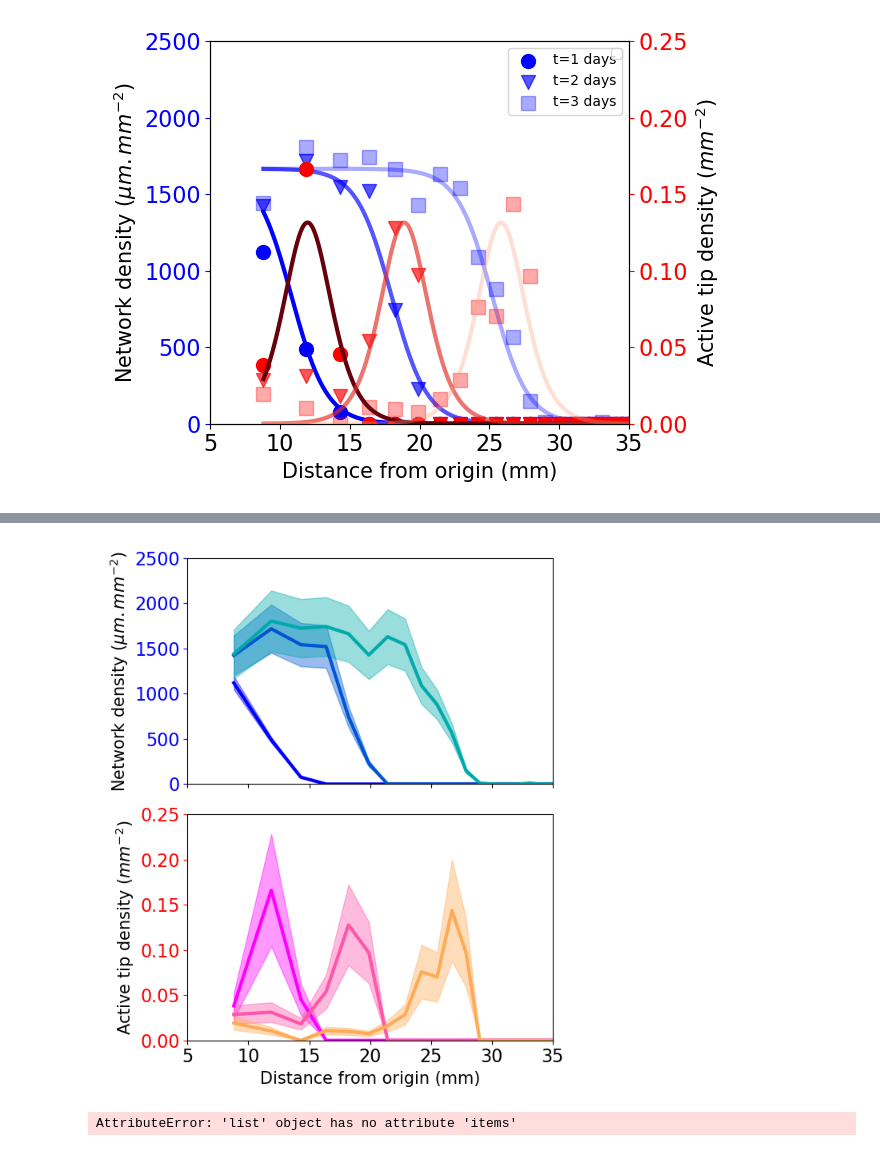
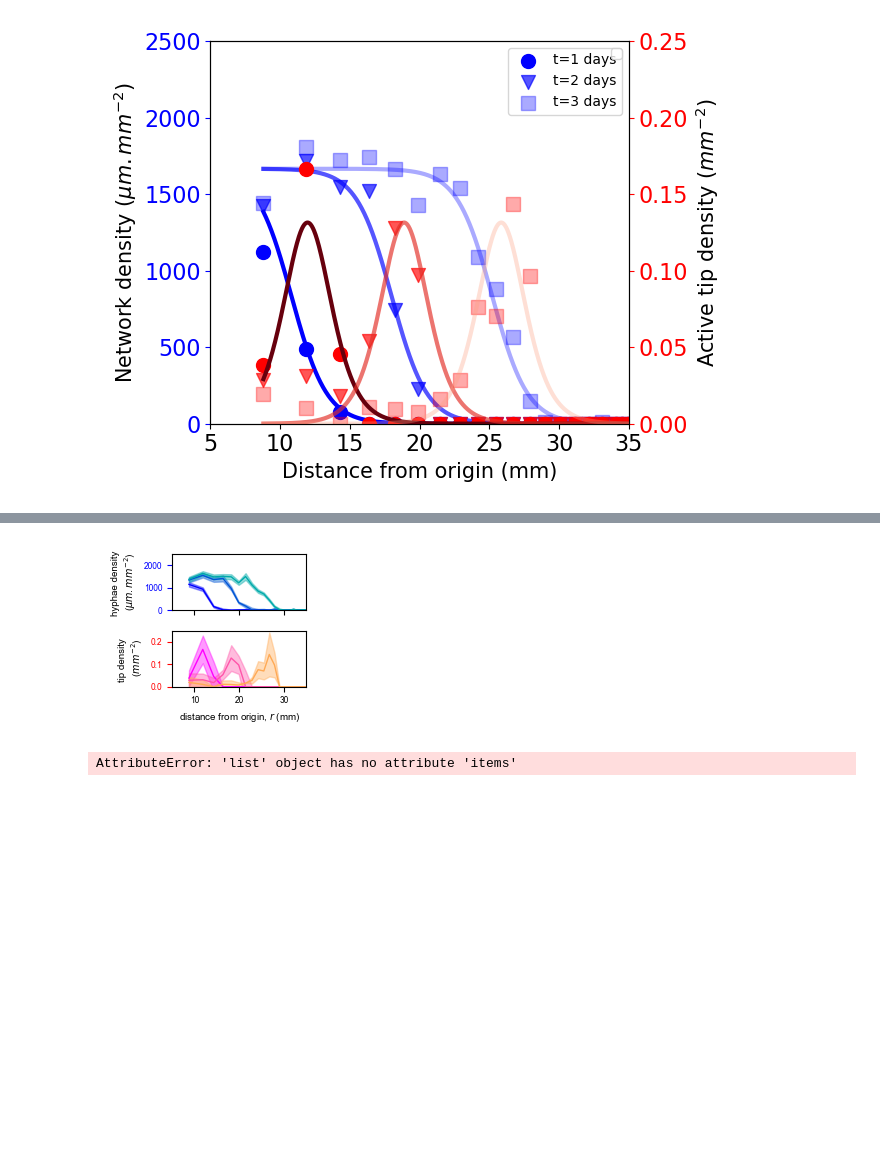
Before and after one commit to Cocopyth/local_amf, a Jupyter notebook: data/Figures_paper/Final_figure/fig2.ipynb, the cells around one changed output, grey strips where cells are left out. Cells and saved outputs as stored; diff of their text form; code cells hidden in the pictures; blank space fills up the shorter version.

Commit message:
saved for travelling wave paper

```diff
--- a/data/Figures_paper/Final_figure/fig2.ipynb
+++ b/data/Figures_paper/Final_figure/fig2.ipynb
@@ -315,19 +304,0 @@ plt.tight_layout()
-# %%
-def density(x):
-        area = x**2
-        index = int(area//incr)
-        column = f"ring_density_incr-100_index-{index}"
-        return(float(table[column][t]))
-xvalues = np.array([np.sqrt(100*i) for i in range(max_indexes[plate])])
-yvalues = [density(x) for x in xvalues]
-xvalues = np.array(xvalues)
-yvalues = np.array(yvalues)
-X = np.sqrt((xvalues**2+table["area_sep_comp"][0])/(np.pi/2))
-Y = yvalues
-line = {"type" : "data hypha density","x" : np.sqrt((xvalues**2+table["area_sep_comp"][0])/(np.pi/2)),"y" : yvalues,"time_h":table["time_since_begin"][t]/1e6}
-lines.append(line)
-# scat1 = ax.scatter(np.sqrt((xvalues**2+table["area_sep_comp"][0])/(np.pi/2)), yvalues,color=cmap((i)/len(timesteps)),label=f't={int(table["time_since_begin"][t]/pd.Timedelta(days=1))} days',linewidth=1)
-table = table.sort_values('area_sep_comp')
-xs, ys  = np.sqrt((xvalues**2+table["area_sep_comp"][0])/(np.pi/2)), yvalues
-err = np.std(ys)*abs(ys)/40000
-err
@@ -347,19 +533,21 @@ timesteps= range(0,timestep[plate])
 
 popt_f,r_squared_dens,popt_f2,r_squared_tips =get_wave_fit(time_plate_info,plate,timesteps,max_indexes,lamb = -1,C =1000)
 table = time_plate_info.loc[time_plate_info["Plate"]==plate]
+table_err = time_plate_info_long.loc[time_plate_info_long["Plate"]==plate]
+
 table = table.replace(np.nan,-1)
 ts = list(table['timestep'])
 table = table.set_index('timestep')
 ts = list(table.index)
 ts.sort()
 dic = {}
-f, (ax, ax2) = plt.subplots(2, 1, sharex=True,figsize=(6,7))
+f, (ax, ax2) = plt.subplots(2, 1, sharex=True,figsize=(2.3,2))
 
 ax.axis([5,35,0,2500])
-ax2.set_xlabel('Distance from origin (mm)')
-ax.set_ylabel('Network density ($\mu m.mm^{-2}$)')
+ax2.set_xlabel('distance from origin, $r$ (mm)', wrap=True)
+ax.set_ylabel('hyphae density \n($\mu m.mm^{-2}$)')
 ax2.set_ylim((0,0.25))
-ax2.set_ylabel('Active tip density ($mm^{-2}$)')
+ax2.set_ylabel('tip density \n ($mm^{-2}$)')
 ax.tick_params(axis='y', colors='blue')
 ax2.tick_params(axis='y', colors='red')
 timesteps = range(0,timestep[plate],timestep[plate]//4)
@@ -377,11 +565,18 @@ for i,t in enumerate(timesteps):
     def density(x):
         area = x**2
         index = int(area//incr)
-        column = f"ring_density_incr-100_index-{index}"
-        return(float(table[column][t]))
+        column = f"ring_density_incr-100_index-{index}-new"
+        return(float(table_err[column][t]))
+    def err(x):
+        area = x**2
+        index = int(area//incr)
+        column = f"ring_density_incr-100_index-{index}-bootstd"
+        return(2*float(table_err[column][t]))
     xvalues = np.array([np.sqrt(100*i) for i in range(max_indexes[plate])])
     yvalues = [density(x) for x in xvalues]
     xvalues,yvalues = zip(*[(x,y) for x,y in zip(xvalues,yvalues)])
+    errvalues = [err(x) for x in xvalues]
+
     dic[t] = {}
     dic[t]['distance_origin'] = xvalues
     dic[t]['ring_density'] = yvalues
@@ -394,27 +589,28 @@ for i,t in enumerate(timesteps):
     scat1 = ax.plot(np.sqrt((xvalues**2+table["area_sep_comp"][0])/(np.pi/2)), yvalues,color=cmap((i)/len(timesteps)),label=f't={int(table["time_since_begin"][t]/pd.Timedelta(days=1))} days')
     table = table.sort_values('area_sep_comp')
     xs, ys  = np.sqrt((xvalues**2+table["area_sep_comp"][0])/(np.pi/2)), yvalues
-    err = np.std(ys)*abs(ys)/4000
-    # err = 0*ys + 80
+    err = errvalues
     ax.fill_between(xs, ys-err, ys+err,color=cmap((i)/len(timesteps)),alpha = 0.4)
-    # draw_error_band(ax, xs, ys,err,color=cmap((len(timesteps)-i)/len(timesteps)),alpha = 0.6)
-    #     ellipses = [Ellipse((x,ys[j]), 0.5, np.std(ys)*ys[j]/2000, facecolor=cmap((len(timesteps)-i)/len(timesteps)), edgecolor="white") for j,x in enumerate(xs)]
 
-#     for ellipse in ellipses:
-#         ax.add_artist(ellipse)
     xs = np.linspace(np.min(X),np.max(X),1000)
     ts = [table['time_since_begin_h'][t] for x in xs]
     xt = np.array((xs,ts))
     line = {"type" : "fit hypha density","x" : xs,"y" : wave(xt,*popt_f),"time_h":table["time_since_begin"][t]/pd.Timedelta(days=1)}
     lines.append(line)
-    # ax.plot(xs,wave(xt,*popt_f),color=cmap((len(timesteps)-i)/len(timesteps)))
     def density(x):
         area = x**2
         index = int(area//incr)
         column = f"ring_active_tips_density_incr-100_index-{index}"
         return(float(table[column][t]))
+    def err(x):
+        area = x**2
+        index = int(area//incr)
+        column = f"ring_active_tips_density_incr-100_index-{index}-bootstd"
+        return(2*float(table_err[column][t]))
     xvalues = np.array([np.sqrt(100*i) for i in range(max_indexes[plate])])
     yvalues = [density(x) for x in xvalues]
+    errvalues = [err(x) for x in xvalues]
+
     xvalues,yvalues = zip(*[(x,y) for x,y in zip(xvalues,yvalues)])
     dic[t]['tip_density'] = yvalues
     xvalues = np.array(xvalues)
@@ -428,30 +624,18 @@ for i,t in enumerate(timesteps):
     xs = np.linspace(np.min(X),np.max(X),1000)
     ts = [table['time_since_begin_h'][t] for x in xs]
     xt = np.array((xs,ts))
-    # ax2.plot(xs,dwave(xt,*popt_f2),color=cmap2((len(timesteps)-i)/len(timesteps)))
     xs, ys  = np.sqrt((xvalues**2+table["area_sep_comp"][0])/(np.pi/2)), yvalues
-    err = np.std(ys)*abs(ys)/0.10
-    # err = 0*ys + 80
+    err = errvalues
+
     ax2.fill_between(xs, ys-err, ys+err,color=cmap2((i)/len(timesteps)),alpha = 0.4)
-#     ellipses = [Ellipse((x,ys[j]), 0.5, np.std(ys)*ys[j]/0.10, facecolor=cmap2((len(timesteps)-i)/len(timesteps)), edgecolor="white") for j,x in enumerate(xs)]
-
-#     for ellipse in ellipses:
-#         ax2.add_artist(ellipse)
-    lines_legends.append((scat1, scat2))
-    labels.append(f't={int(table["time_since_begin"][t]/pd.Timedelta(days=1))} days')
-
-
-    line = {"type" : "fit tip density","x" : xs,"y" : dwave(xt,*popt_f2),"time_h":int(table["time_since_begin"][t]//pd.Timedelta(days=1)) }
-    lines.append(line)
-    right = 0.90
-    top = 0.90
-    fontsize = 10
-# l = ax.legend(lines_legends,labels,
-#                handler_map={tuple: HandlerTuple(ndivide=None)})
 # ax.legend()
 # ax2.legend()
 
 plt.tight_layout()
 # plt.savefig(os.path.join(path_figure,'Figure2B.svg'))
-plt.savefig(os.path.join(path_figure,'Figure2Bgradient.eps'))
+plt.savefig(os.path.join(path_figure,'Figure2Bgradient.eps'), transparent=True)
+plt.savefig(os.path.join(path_figure,'Figure2Bgradient.svg'), transparent=True)
+
+plt.savefig(os.path.join(path_figure,'Figure2Bgradient.png'))
+plt.savefig(os.path.join(path_figure,'Figure2Bgradient.pdf'), transparent=True)
 # %% [output]
@@ -459,4 +659,4 @@ plt.savefig(os.path.join(path_figure,'Figure2Bgradient.eps'))
-[figure, old version]
+[figure, new version]
 # %%
 df = pd.DataFrame(lines)
 dic = {name: col.values for name, col in df.items()}
```
Also changed, not shown: parts of 24 cells of this notebook, 6 other files.
